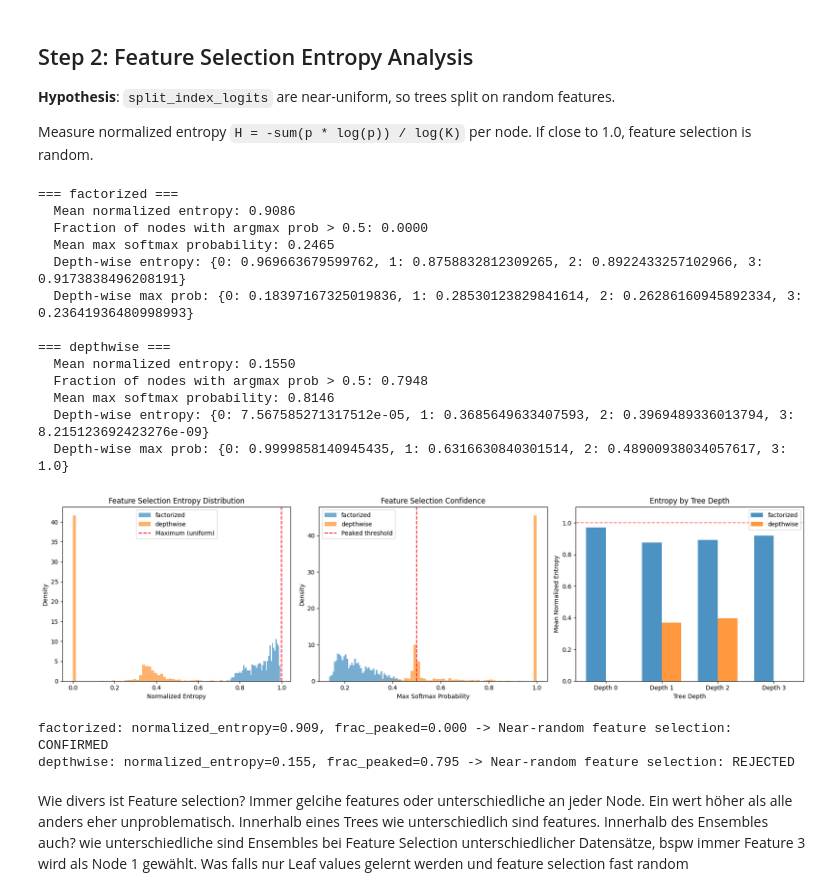
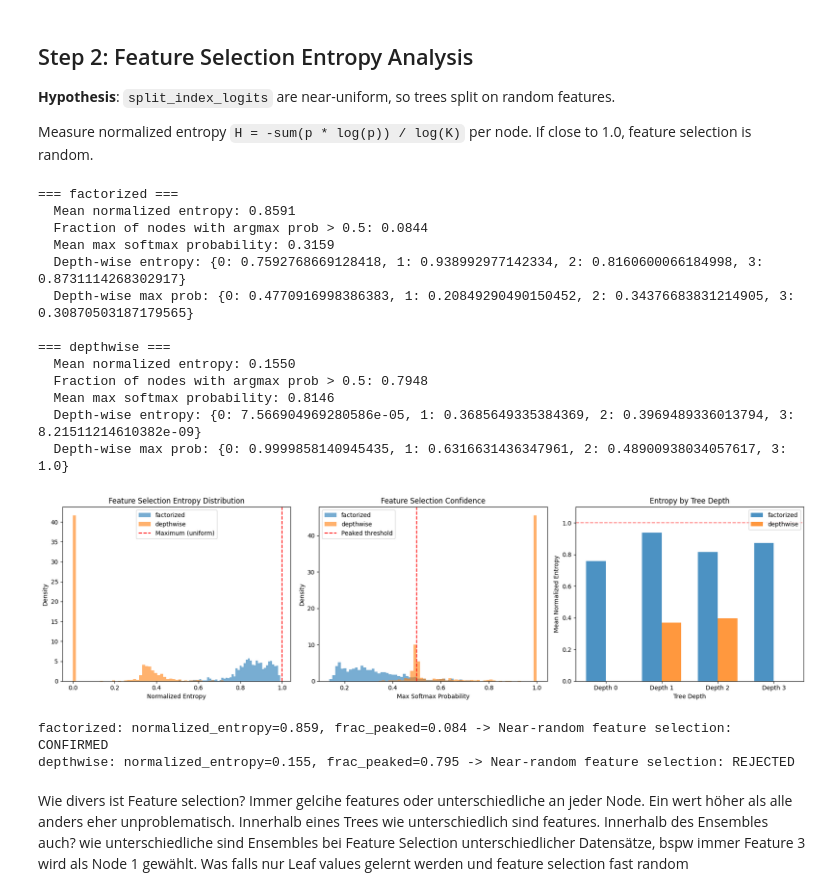
Before and after one commit to m-herre/ticl, a Jupyter notebook: experiments/grande_diagnostics.ipynb, the cells around one changed output. Saved outputs shown, nothing was run; the diff lists cells and outputs as text; code cells hidden in the pictures.

```diff
--- a/experiments/grande_diagnostics.ipynb
+++ b/experiments/grande_diagnostics.ipynb
@@ -40,10 +40,15 @@ from ticl.models.grande_core import grande_forward, build_grande_context
 
 # Checkpoint paths
 CHECKPOINTS = {
-    "factorized": "/work/mherre/ticl/models_diff/__mn_childmodelgrande_grandedecodervariantfactorized_stats_nestimators64_n2048_treedepth4_03_18_2026_10_46_10_epoch_270.cpkt",
+    # "factorized": "/work/mherre/ticl/models_diff/__mn_childmodelgrande_grandedecodervariantfactorized_stats_nestimators64_n2048_treedepth4_03_18_2026_10_46_10_epoch_270.cpkt",
+    "factorized": "/work/mherre/ticl/models_diff/mn_childmodelgrande_datasubsetfraction0.8_E50_grandedecodervariantfactorized_stats_grandediagnosticsTrue_grandediagnosticsgradientsTrue_nestimators64_n2048_treedepth4_03_26_2026_19_56_18_epoch_50.cpkt",
+    # "factorized": "/work/mherre/ticl/models_diff/mn_childmodelgrande_E50_grandedecodervariantfactorized_stats_grandediagnosticsTrue_grandediagnosticsgradientsTrue_nestimators64_n2048_treedepth4_03_26_2026_19_29_42_epoch_50.cpkt",
     "depthwise": "/work/mherre/ticl/models_diff/__mn_childmodelgrande_grandedecodervariantdepthwise_factorized_stats_grandesplittemperatureannealsteps10000_grandesplittemperatureend0.5_nestimators64_n2048_treedepth4_03_18_2026_14_43_42_epoch_190.cpkt",
     "mlp": "/work/mherre/ticl/models_diff/mn_n2048_03_19_2026_08_46_29_epoch_630.cpkt",
-}
+    }
+
+# Extract variant names for easy access excluding the MLP baseline
+VARIANTS = [name for name in CHECKPOINTS.keys() if name != "mlp"]
 
 # Benchmark datasets (same 3 used in benchmark.ipynb diagnostics)
 DIAGNOSTIC_DATASETS = ["breast-w", "credit-approval", "credit-g"]
@@ -171,7 +173,7 @@ X_train_ref, y_train_ref = X_ref[idx[:n_train]], y_ref[idx[:n_train]]
 X_test_ref, y_test_ref = X_ref[idx[n_train:]], y_ref[idx[n_train:]]
 
 grande_params = {}
-for variant in ["factorized", "depthwise"]:
+for variant in VARIANTS:
     print(f"Extracting {variant} parameters...")
     grande_params[variant] = extract_params(variant, X_train_ref, y_train_ref, seed=42)
     for k, v in grande_params[variant].items():
@@ -259,7 +261,7 @@ def compute_feature_selection_entropy(split_index_logits, feature_mask):
 
 # Run analysis
 entropy_results = {}
-for variant in ["factorized", "depthwise"]:
+for variant in VARIANTS:
     params = grande_params[variant]
     result = compute_feature_selection_entropy(
         params["split_index_logits"], params["feature_mask"]
@@ -273,24 +275,24 @@ for variant in ["factorized", "depthwise"]:
     print(f"  Depth-wise max prob: {result['depth_max_probs']}")
 # %% [output]
 === factorized ===
-  Mean normalized entropy: 0.9086
-  Fraction of nodes with argmax prob > 0.5: 0.0000
-  Mean max softmax probability: 0.2465
-  Depth-wise entropy: {0: 0.969663679599762, 1: 0.8758832812309265, 2: 0.8922433257102966, 3: 0.9173838496208191}
-  Depth-wise max prob: {0: 0.18397167325019836, 1: 0.28530123829841614, 2: 0.26286160945892334, 3: 0.23641936480998993}
+  Mean normalized entropy: 0.8591
+  Fraction of nodes with argmax prob > 0.5: 0.0844
+  Mean max softmax probability: 0.3159
+  Depth-wise entropy: {0: 0.7592768669128418, 1: 0.938992977142334, 2: 0.8160600066184998, 3: 0.8731114268302917}
+  Depth-wise max prob: {0: 0.4770916998386383, 1: 0.20849290490150452, 2: 0.34376683831214905, 3: 0.30870503187179565}
 
 === depthwise ===
   Mean normalized entropy: 0.1550
   Fraction of nodes with argmax prob > 0.5: 0.7948
   Mean max softmax probability: 0.8146
-  Depth-wise entropy: {0: 7.567585271317512e-05, 1: 0.3685649633407593, 2: 0.3969489336013794, 3: 8.215123692423276e-09}
-  Depth-wise max prob: {0: 0.9999858140945435, 1: 0.6316630840301514, 2: 0.48900938034057617, 3: 1.0}
+  Depth-wise entropy: {0: 7.566904969280586e-05, 1: 0.3685649335384369, 2: 0.3969489336013794, 3: 8.21511214610382e-09}
+  Depth-wise max prob: {0: 0.9999858140945435, 1: 0.6316631436347961, 2: 0.48900938034057617, 3: 1.0}
 # %%
 # Visualize: entropy histograms and depth-wise breakdown
 fig, axes = plt.subplots(1, 3, figsize=(18, 5))
 
 # Histogram of normalized entropy across all nodes
-for variant in ["factorized", "depthwise"]:
+for variant in VARIANTS:
     axes[0].hist(
         entropy_results[variant]["all_entropies"].flatten(),
         bins=50, alpha=0.6, label=variant, density=True,
@@ -302,7 +304,7 @@ axes[0].set_title("Feature Selection Entropy Distribution")
 axes[0].legend()
 
 # Histogram of max softmax probability
-for variant in ["factorized", "depthwise"]:
+for variant in VARIANTS:
     axes[1].hist(
         entropy_results[variant]["all_max_probs"].flatten(),
         bins=50, alpha=0.6, label=variant, density=True,
@@ -314,36 +316,36 @@ axes[1].set_title("Feature Selection Confidence")
 axes[1].legend()
 
 # Depth-wise entropy comparison
 depths = sorted(entropy_results["factorized"]["depth_entropies"].keys())
 x_pos = np.arange(len(depths))
 width = 0.35
 axes[2].bar(x_pos - width/2,
             [entropy_results["factorized"]["depth_entropies"][d] for d in depths],
             width, label="factorized", alpha=0.8)
 axes[2].bar(x_pos + width/2,
             [entropy_results["depthwise"]["depth_entropies"][d] for d in depths],
             width, label="depthwise", alpha=0.8)
 axes[2].set_xlabel("Tree Depth")
 axes[2].set_ylabel("Mean Normalized Entropy")
 axes[2].set_title("Entropy by Tree Depth")
 axes[2].set_xticks(x_pos)
 axes[2].set_xticklabels([f"Depth {d}" for d in depths])
 axes[2].axhline(y=1.0, color='red', linestyle='--', alpha=0.5)
 axes[2].legend()
 axes[2].set_ylim(0, 1.1)
 
 plt.tight_layout()
 plt.show()
 
 # Conclusion
-for variant in ["factorized", "depthwise"]:
+for variant in VARIANTS:
     ent = entropy_results[variant]["mean_normalized_entropy"]
     peaked = entropy_results[variant]["frac_peaked_gt_0.5"]
     status = "CONFIRMED" if ent > 0.8 else "REJECTED"
     print(f"{variant}: normalized_entropy={ent:.3f}, frac_peaked={peaked:.3f} -> Near-random feature selection: {status}")
 # %% [output]
-[figure, old version]
+[figure, new version]
-factorized: normalized_entropy=0.909, frac_peaked=0.000 -> Near-random feature selection: CONFIRMED
+factorized: normalized_entropy=0.859, frac_peaked=0.084 -> Near-random feature selection: CONFIRMED
 depthwise: normalized_entropy=0.155, frac_peaked=0.795 -> Near-random feature selection: REJECTED
 # %% [markdown]
 Wie divers ist Feature selection? Immer gelcihe features oder unterschiedliche an jeder Node. Ein wert höher als alle anders eher unproblematisch. Innerhalb eines Trees wie unterschiedlich sind features. Innerhalb des Ensembles auch? wie unterschiedliche sind Ensembles bei Feature Selection unterschiedlicher Datensätze, bspw immer Feature 3 wird als Node 1 gewählt. Was falls nur Leaf values gelernt werden und feature selection fast random
```
Also changed, not shown: parts of 14 cells of this notebook, 1 other file.
